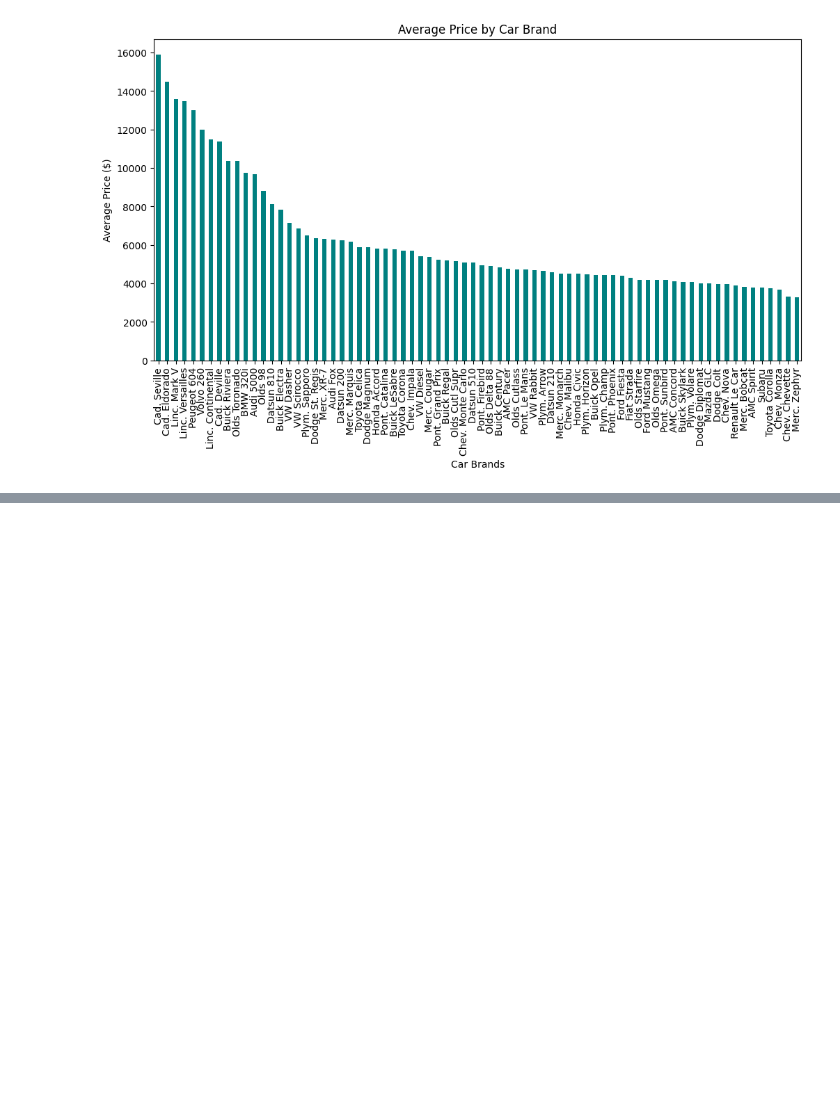
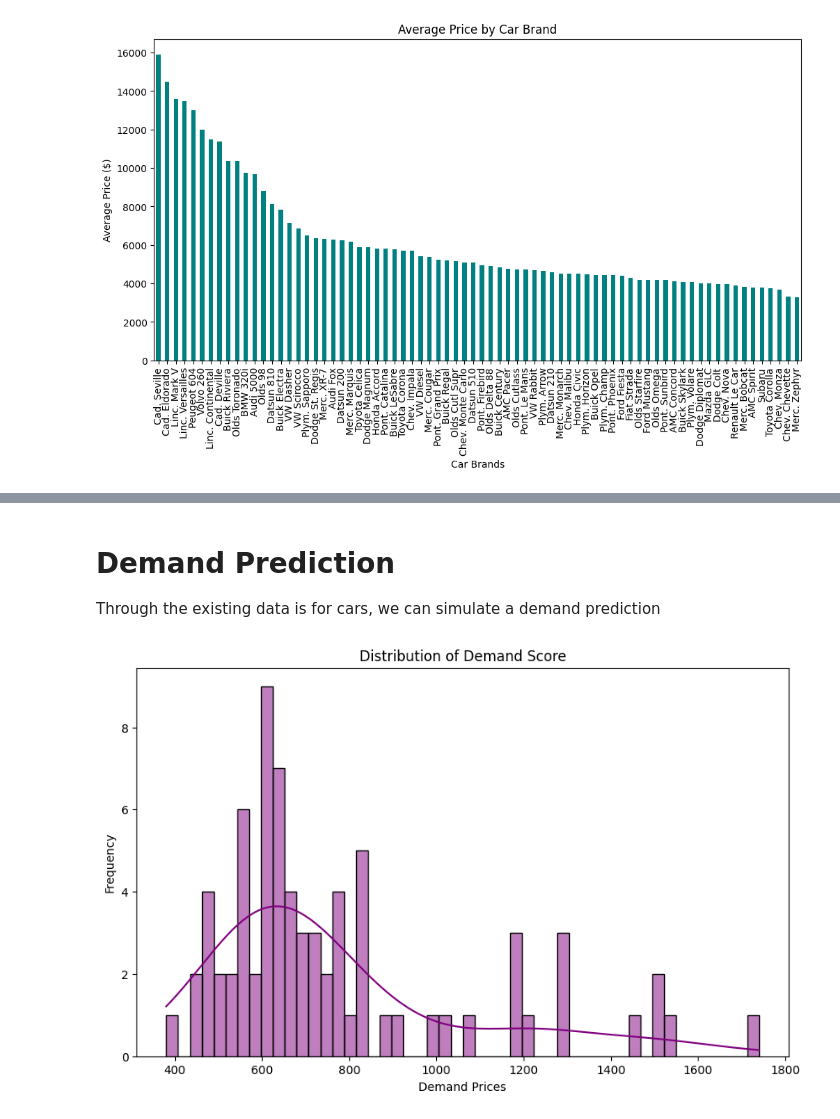
Before and after one commit to SarunaMaharjan/Linear-Regression-model, a Jupyter notebook: Task.ipynb, the cells around one changed output, grey strips where cells are left out. Saved outputs shown, nothing was run; the diff lists cells and outputs as text; code cells hidden in the pictures; blank space fills up the shorter version.

```diff
--- a/Task.ipynb
+++ b/Task.ipynb
@@ -193,0 +209,16 @@ plt.show()
+# %% [markdown]
+# Demand Prediction
+Through the existing data is for cars, we can simulate a demand prediction
+# %%
+# Simulating a demand score based on price and popularity
+df['Demand_Score'] = df['price'] * 0.1 + df['rep78'] * 50  # Hypothetical formula
+
+# Visualizing the demand score distribution
+plt.figure(figsize=(10, 6))
+sns.histplot(df['Demand_Score'], bins=50, kde=True, color='purple')
+plt.title('Distribution of Demand Score')
+plt.xlabel('Demand Prices')
+plt.ylabel('Frequency')
+plt.show()
+# %% [output]
+[figure, added]
```
Also changed, not shown: parts of 3 cells of this notebook.
